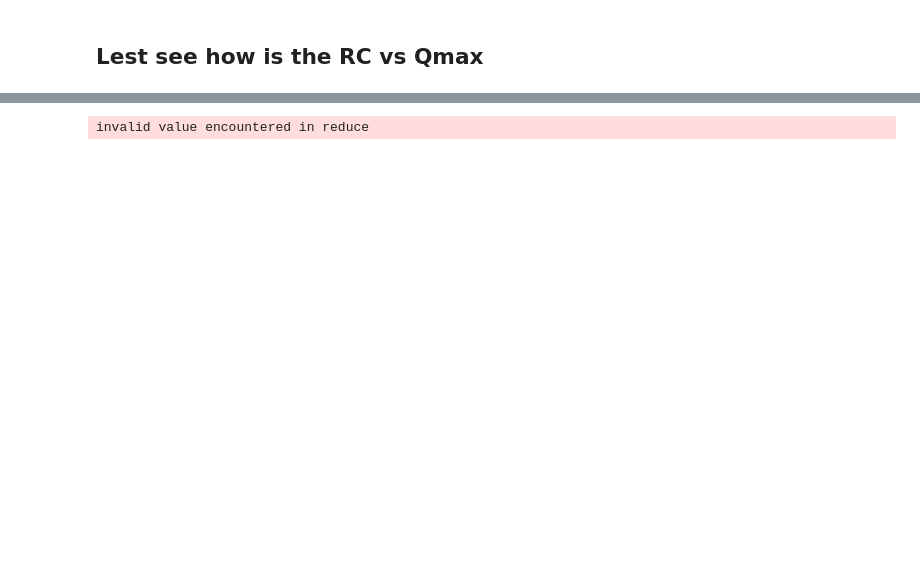
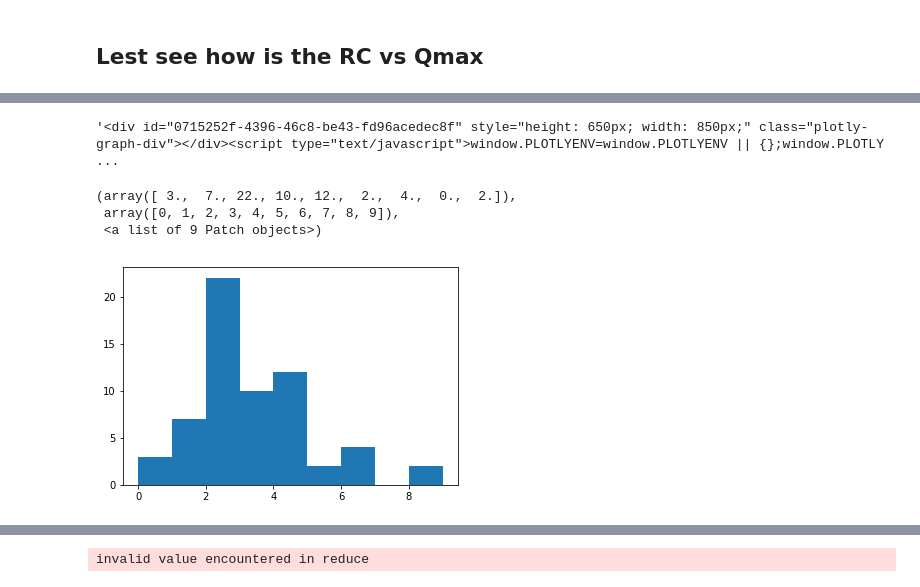
Before and after one commit to nicolas998/Scratch, a Jupyter notebook: RunoffExperiment/Tl_Consistency.ipynb, the cells around one changed output, grey strips where cells are left out. Cells and saved outputs as stored; diff of their text form; code cells hidden in the pictures; blank space fills up the shorter version.

```diff
--- a/RunoffExperiment/Tl_Consistency.ipynb
+++ b/RunoffExperiment/Tl_Consistency.ipynb
@@ -263,0 +551,11 @@ div,fig = Scatter(RcS[model], QmaxS[model], width=500, height=400, Color=Colores
+# %%
+div
+# %% [output]
+'<div id="0715252f-4396-46c8-be43-fd96acedec8f" style="height: 650px; width: 850px;" class="plotly-graph-div"></div><script type="text/javascript">window.PLOTLYENV=window.PLOTLYENV || {};window.PLOTLY ...
+# %%
+pl.hist(Consistency, bins=np.arange(0,10))
+# %% [output]
+(array([ 3.,  7., 22., 10., 12.,  2.,  4.,  0.,  2.]),
+ array([0, 1, 2, 3, 4, 5, 6, 7, 8, 9]),
+ <a list of 9 Patch objects>)
+[figure, added]
```
Also changed, not shown: parts of 26 cells of this notebook, 1 other file.
